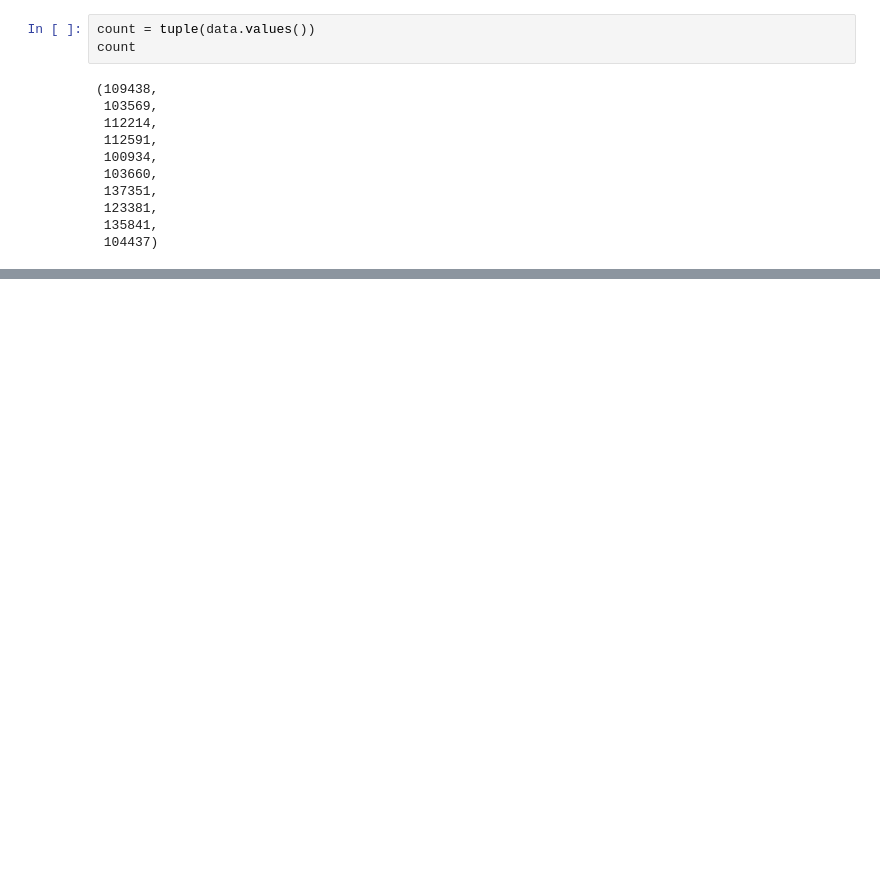
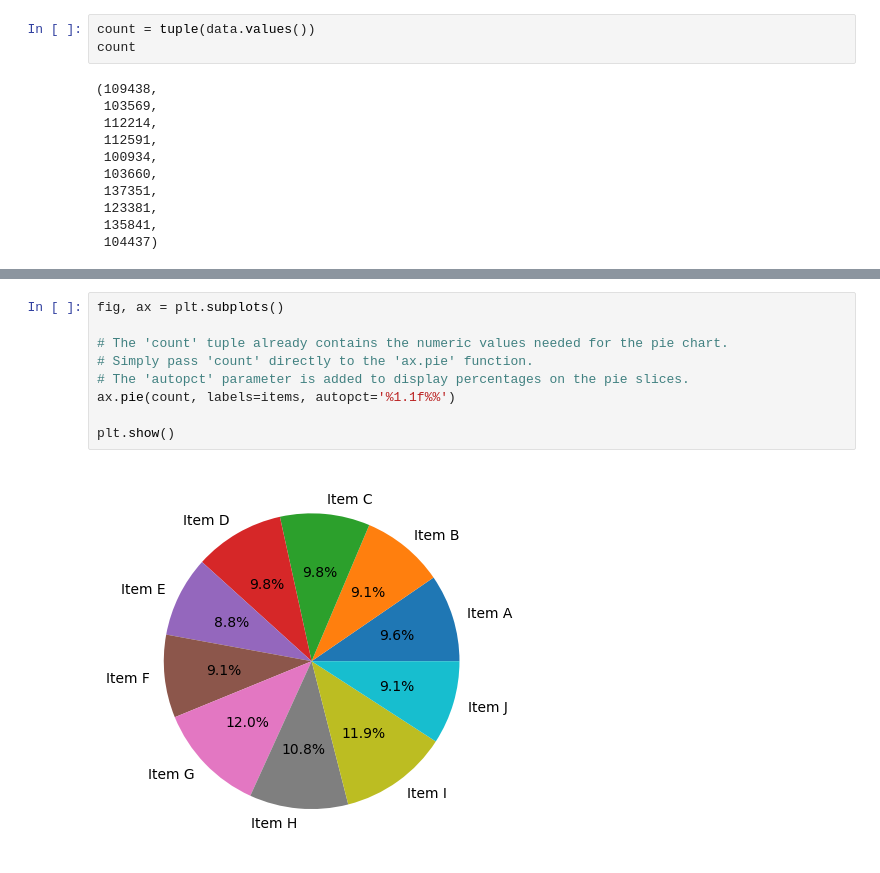
Before and after one commit to LatiefDataVisionary/matplotlib-with-indonesia-belajar, a Jupyter notebook: Matplotlib_16_|_Alur_Hidup_Plot_|_Plot_Lifecycle.ipynb, the cells around one changed output, grey strips where cells are left out. Saved outputs shown, nothing was run; the diff lists cells and outputs as text; blank space fills up the shorter version.

```diff
--- a/Matplotlib_16_|_Alur_Hidup_Plot_|_Plot_Lifecycle.ipynb
+++ b/Matplotlib_16_|_Alur_Hidup_Plot_|_Plot_Lifecycle.ipynb
@@ -71,0 +98,11 @@ count
+# %%
+fig, ax = plt.subplots()
+
+# The 'count' tuple already contains the numeric values needed for the pie chart.
+# Simply pass 'count' directly to the 'ax.pie' function.
+# The 'autopct' parameter is added to display percentages on the pie slices.
+ax.pie(count, labels=items, autopct='%1.1f%%')
+
+plt.show()
+# %% [output]
+[figure, added]
```
Also changed, not shown: parts of 5 cells of this notebook.
